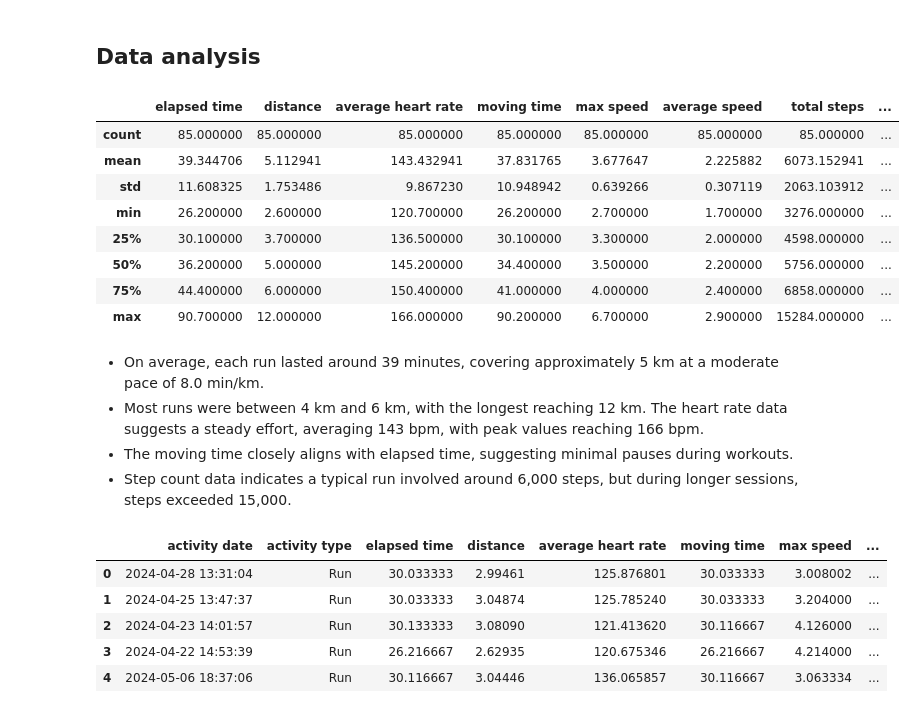
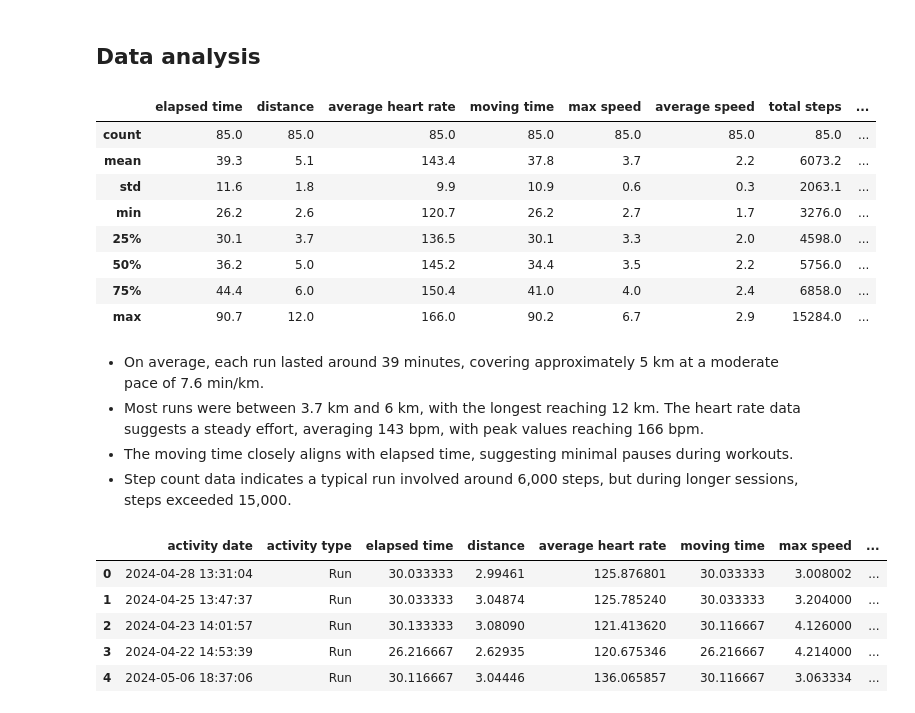
Before and after one commit to borowskamar/PortfolioProjects, a Jupyter notebook: Strava.ipynb, the cells around one changed output. Drawn from its saved outputs; the diff is of its cells as text; code cells hidden in the pictures.

```diff
--- a/Strava.ipynb
+++ b/Strava.ipynb
@@ -204,20 +204,20 @@ runs = runs.round(1)
 # %% [markdown]
 ## Data analysis
 # %%
-runs.describe()
+runs.describe().round(1)
 # %% [output]
 |  | elapsed time | distance | average heart rate | moving time | max speed | average speed | total steps | ... |
-| count | 85.000000 | 85.000000 | 85.000000 | 85.000000 | 85.000000 | 85.000000 | 85.000000 | ... |
-| mean | 39.344706 | 5.112941 | 143.432941 | 37.831765 | 3.677647 | 2.225882 | 6073.152941 | ... |
-| std | 11.608325 | 1.753486 | 9.867230 | 10.948942 | 0.639266 | 0.307119 | 2063.103912 | ... |
-| min | 26.200000 | 2.600000 | 120.700000 | 26.200000 | 2.700000 | 1.700000 | 3276.000000 | ... |
-| 25% | 30.100000 | 3.700000 | 136.500000 | 30.100000 | 3.300000 | 2.000000 | 4598.000000 | ... |
-| 50% | 36.200000 | 5.000000 | 145.200000 | 34.400000 | 3.500000 | 2.200000 | 5756.000000 | ... |
-| 75% | 44.400000 | 6.000000 | 150.400000 | 41.000000 | 4.000000 | 2.400000 | 6858.000000 | ... |
-| max | 90.700000 | 12.000000 | 166.000000 | 90.200000 | 6.700000 | 2.900000 | 15284.000000 | ... |
+| count | 85.0 | 85.0 | 85.0 | 85.0 | 85.0 | 85.0 | 85.0 | ... |
+| mean | 39.3 | 5.1 | 143.4 | 37.8 | 3.7 | 2.2 | 6073.2 | ... |
+| std | 11.6 | 1.8 | 9.9 | 10.9 | 0.6 | 0.3 | 2063.1 | ... |
+| min | 26.2 | 2.6 | 120.7 | 26.2 | 2.7 | 1.7 | 3276.0 | ... |
+| 25% | 30.1 | 3.7 | 136.5 | 30.1 | 3.3 | 2.0 | 4598.0 | ... |
+| 50% | 36.2 | 5.0 | 145.2 | 34.4 | 3.5 | 2.2 | 5756.0 | ... |
+| 75% | 44.4 | 6.0 | 150.4 | 41.0 | 4.0 | 2.4 | 6858.0 | ... |
+| max | 90.7 | 12.0 | 166.0 | 90.2 | 6.7 | 2.9 | 15284.0 | ... |
 # %% [markdown]
-- On average, each run lasted around 39 minutes, covering approximately 5 km at a moderate pace of 8.0 min/km.
-- Most runs were between 4 km and 6 km, with the longest reaching 12 km. The heart rate data suggests a steady effort, averaging 143 bpm, with peak values reaching 166 bpm.
+- On average, each run lasted around 39 minutes, covering approximately 5 km at a moderate pace of 7.6 min/km.
+- Most runs were between 3.7 km and 6 km, with the longest reaching 12 km. The heart rate data suggests a steady effort, averaging 143 bpm, with peak values reaching 166 bpm.
 - The moving time closely aligns with elapsed time, suggesting minimal pauses during workouts.
 - Step count data indicates a typical run involved around 6,000 steps, but during longer sessions, steps exceeded 15,000.
 # %%
```
